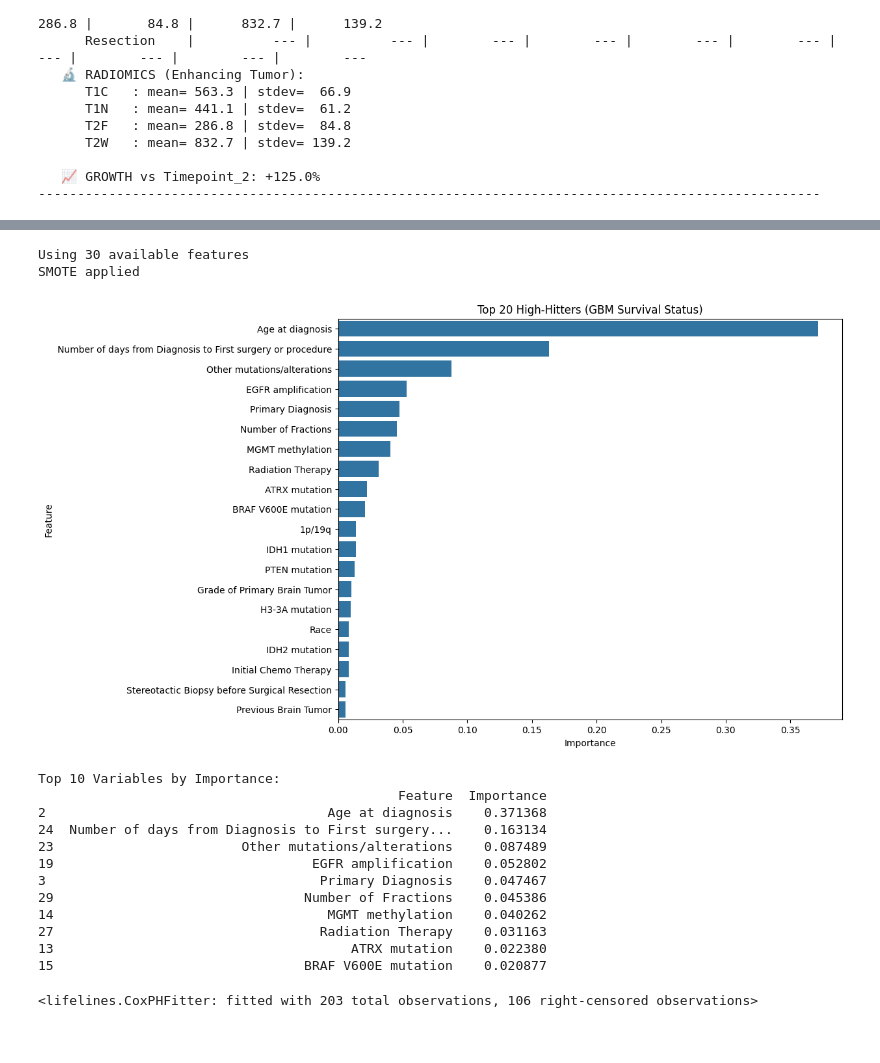
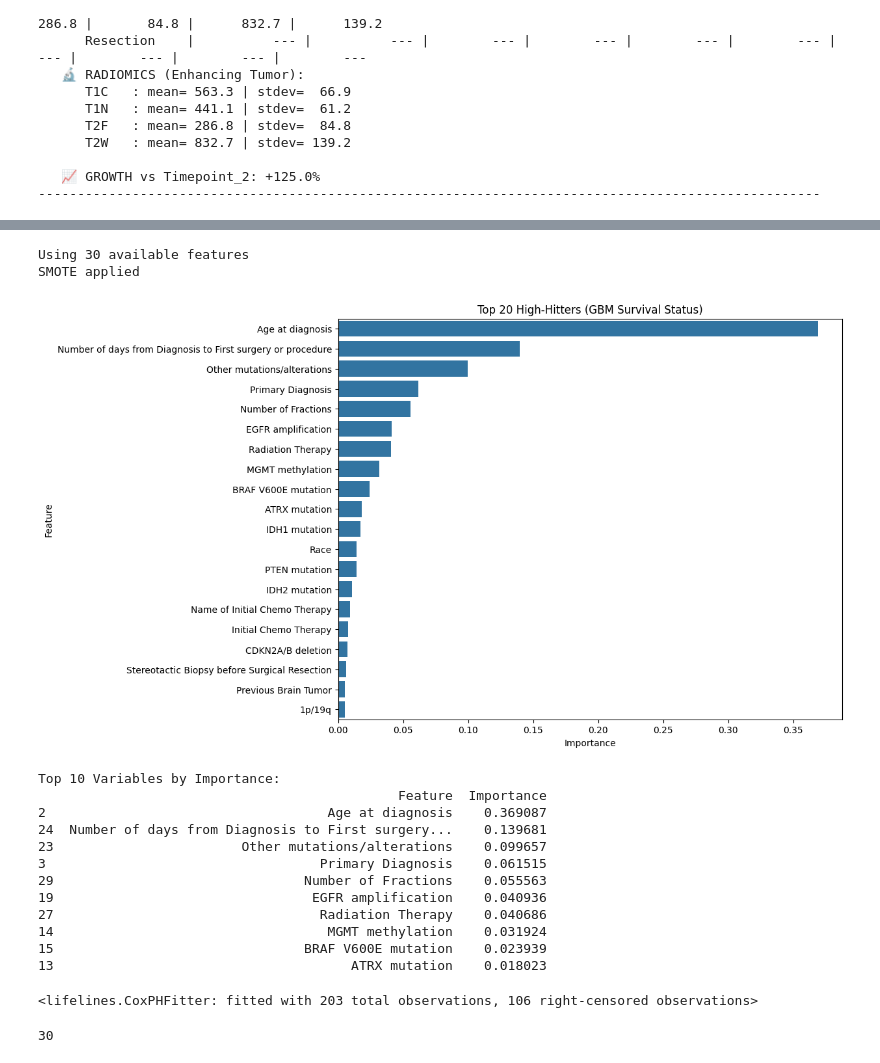
Before and after one commit to Achintha9533/NEXUS-Brain--VHT-, a Jupyter notebook: main.ipynb, the cells around one changed output, grey strips where cells are left out. Saved outputs shown, nothing was run; the diff lists cells and outputs as text; code cells hidden in the pictures.

```diff
--- a/main.ipynb
+++ b/main.ipynb
@@ -1071,38 +1060,6 @@ warnings.filterwarnings('ignore')
 clinical_data_path = "/Users/kasunachinthaperera/Documents/Final Year Project:Thesis/Data/PKG - MU-Glioma-Post/MU-Glioma-Post_ClinicalData-July2025.xlsx"
 df = pd.read_excel(clinical_data_path, sheet_name='MU Glioma Post')
 df.columns = df.columns.str.strip()
-
-"""features = [
-    'Sex at Birth', 'Race', 'Age at diagnosis',
-    'Primary Diagnosis', 'Grade of Primary Brain Tumor',
-    'Stereotactic Biopsy before Surgical Resection', 'Progression',
-    'Time to First Progression (Days)', 'Type of 1st Progression',
-    'Second Progression/Recurrence', 'Type of 2nd Progression',
-    'Multiple surgeries', 'Hospice','IDH1 mutation',
-    'IDH2 mutation', '1p/19q', 'ATRX mutation', 'MGMT methylation',
-    'BRAF V600E mutation', 'TERT promoter mutation',
-    'Chromosome 7 gain and Chromosome 10 loss', 'H3-3A mutation',
-    'EGFR amplification', 'PTEN mutation', 'CDKN2A/B deletion',
-    'TP53 alteration', 'Other mutations/alterations', 'Previous Brain Tumor', 'Type of previous brain tumor',
-    'Year of previous surgery', 'Grade of Previous brain tumor',
-    'Number of days from Diagnosis to First surgery or procedure',
-    'Initial Chemo Therapy', 'Name of Initial Chemo Therapy',
-    'Number of days from Diagnosis to Initial Chemo Therapy Start date',
-    'Number of days from Diagnosis to Initial Chemo Therapy end date',
-    'Radiation Therapy', 'Number of days from Diagnosis to Radiation Therapy Start date',
-    'Number of days from Diagnosis to Radiation Therapy end date', 'Dose',
-    'Number of Fractions', 'Number of days from Diagnosis to date of First Progression',
-    'Number of days from Diagnosis to date of Further Progression', 'Treatment started after 2nd progression',
-    'Days from Diagnosis to new treatment', 'Additional Therapy', 'Cycle length of Additional Therapy (q days)',
-    'Number of Days from Diagnosis to Starting Additional Therapy', 'Number of Days from Diagnosis to Complete Additional Therapy',
-    'Number of Cycles of Additional Therapy', '2nd_Additional Therapy', 'Cycle length of 2nd_Additional Therapy (q days)',
-    'Number of Days from Diagnosis to Starting 2nd_Additional Therapy', 'Number of Days from Diagnosis to Complete 2nd_Additional Therapy',
-    'Number of Cycles of 2nd_Additional Therapy', 'Immuno therapy', 'Cycle length of Immunotherapy (q days)',
-    'Number of Days from Diagnosis to Start Immunotherapy', 'Number of Days from Diagnosis to Complete Immunotherapy',
-    'Number of Cycles of Immunotherapy', 'Brachy therapy', 'Number of Days from Diagnosis to the day of Insertion of Brachytherapy',
-    'Other Types of Therapy (LITT, more chemo, proton therapy)', 'Number of Days from Diagnosis to Start Other Additional Therapy',
-    'Number of Days from Diagnosis to Complete Other Additional Therapy',
-]"""
 
 features = [
     # --- 1. PATIENT DEMOGRAPHICS ---
@@ -1158,7 +1115,7 @@ df_cox = df.copy()
 df_cox['duration'] = pd.to_numeric(df_cox['Number of days from Diagnosis to death (Days)'], errors='coerce').fillna(df_cox['Number of days from Diagnosis to date of Further Progression']).fillna(0)
 df_cox['event'] = df_cox['Overall Survival (Death)']
 
-# 4. ROBUST PREPROCESSING
+# 4. ROBUST PREPROCESSING (Convert numeric-like columns, handle missing values, encode categoricals)
 for col in X.columns:
     if any(word in col.lower() for word in ['days', 'dose', 'fractions', 'age', 'year', 'number']):
         X[col] = pd.to_numeric(X[col], errors='coerce')
@@ -1171,15 +1128,14 @@ for col in X.select_dtypes(include=['object']).columns:
     X[col] = le.fit_transform(X[col].astype(str))
 
 # 5. ML CLASSIFICATION (Original Features)
-X_train_c, X_test_c, y_train_c, y_test_c = train_test_split(X, y_class, test_size=0.10, random_state=42, stratify=y_class)
+X_train_c, X_test_c, y_train_c, y_test_c = train_test_split(X, y_class, test_size=0.2, random_state=42, stratify=y_class)
 
-try:
-    from imblearn.over_sampling import SMOTE
-    smote = SMOTE(random_state=42)
-    X_train_c, y_train_c = smote.fit_resample(X_train_c, y_train_c)
-    print("SMOTE applied")
-except:
-    print("Skipping SMOTE")
+
+from imblearn.over_sampling import SMOTE
+smote = SMOTE(random_state=42)
+X_train_c, y_train_c = smote.fit_resample(X_train_c, y_train_c)
+print("SMOTE applied")
+
 
 clf = GradientBoostingClassifier(n_estimators=150, learning_rate=0.05, max_depth=4, random_state=42)
 clf.fit(X_train_c, y_train_c)
@@ -1199,48 +1155,52 @@ else:
     print("⚠️ Skip regression: insufficient deaths")
 
 # Calculate importance
 importances = clf.feature_importances_
-feature_names = available_features
+feature_names = features
 feature_importance_df = pd.DataFrame({'Feature': feature_names, 'Importance': importances})
 feature_importance_df = feature_importance_df.sort_values(by='Importance', ascending=False)
 
 # Visualize the Top 20
 plt.figure(figsize=(10, 8))
 sns.barplot(x='Importance', y='Feature', data=feature_importance_df.head(20))
 plt.title('Top 20 High-Hitters (GBM Survival Status)')
 plt.show()
 
 print("Top 10 Variables by Importance:")
 print(feature_importance_df.head(10))
 
 # 7. COX PROPORTIONAL HAZARDS (Clinical Variables)
 # We select key variables for Cox to avoid multi-collinearity issues
 cox_vars = feature_importance_df[:10]['Feature'].tolist() #['Age at diagnosis', 'Grade of Primary Brain Tumor', 'IDH1 mutation', 'MGMT methylation', 'Progression']
 #existing_cox_vars = [f for f in cox_vars if f in X.columns]
 
 df_cox_model = X[cox_vars].copy()
 df_cox_model['duration'] = df_cox['duration']
 df_cox_model['event'] = df_cox['event']
 
 cph = CoxPHFitter()
 cph.fit(df_cox_model, duration_col='duration', event_col='event')
 # %% [output]
 Using 30 available features
 SMOTE applied
-[figure, old version]
+[figure, new version]
 Top 10 Variables by Importance:
                                               Feature  Importance
-2                                    Age at diagnosis    0.371368
-24  Number of days from Diagnosis to First surgery...    0.163134
-23                        Other mutations/alterations    0.087489
-19                                 EGFR amplification    0.052802
-3                                   Primary Diagnosis    0.047467
-29                                Number of Fractions    0.045386
-14                                   MGMT methylation    0.040262
-27                                  Radiation Therapy    0.031163
-13                                      ATRX mutation    0.022380
-15                                BRAF V600E mutation    0.020877
+2                                    Age at diagnosis    0.369087
+24  Number of days from Diagnosis to First surgery...    0.139681
+23                        Other mutations/alterations    0.099657
+3                                   Primary Diagnosis    0.061515
+29                                Number of Fractions    0.055563
+19                                 EGFR amplification    0.040936
+27                                  Radiation Therapy    0.040686
+14                                   MGMT methylation    0.031924
+15                                BRAF V600E mutation    0.023939
+13                                      ATRX mutation    0.018023
 <lifelines.CoxPHFitter: fitted with 203 total observations, 106 right-censored observations>
+# %%
+len(X.columns)
+# %% [output]
+30
 # %%
 # 8. RESULTS SUMMARY
 print("\n" + "="*40)
```
Also changed, not shown: parts of 9 cells of this notebook.
